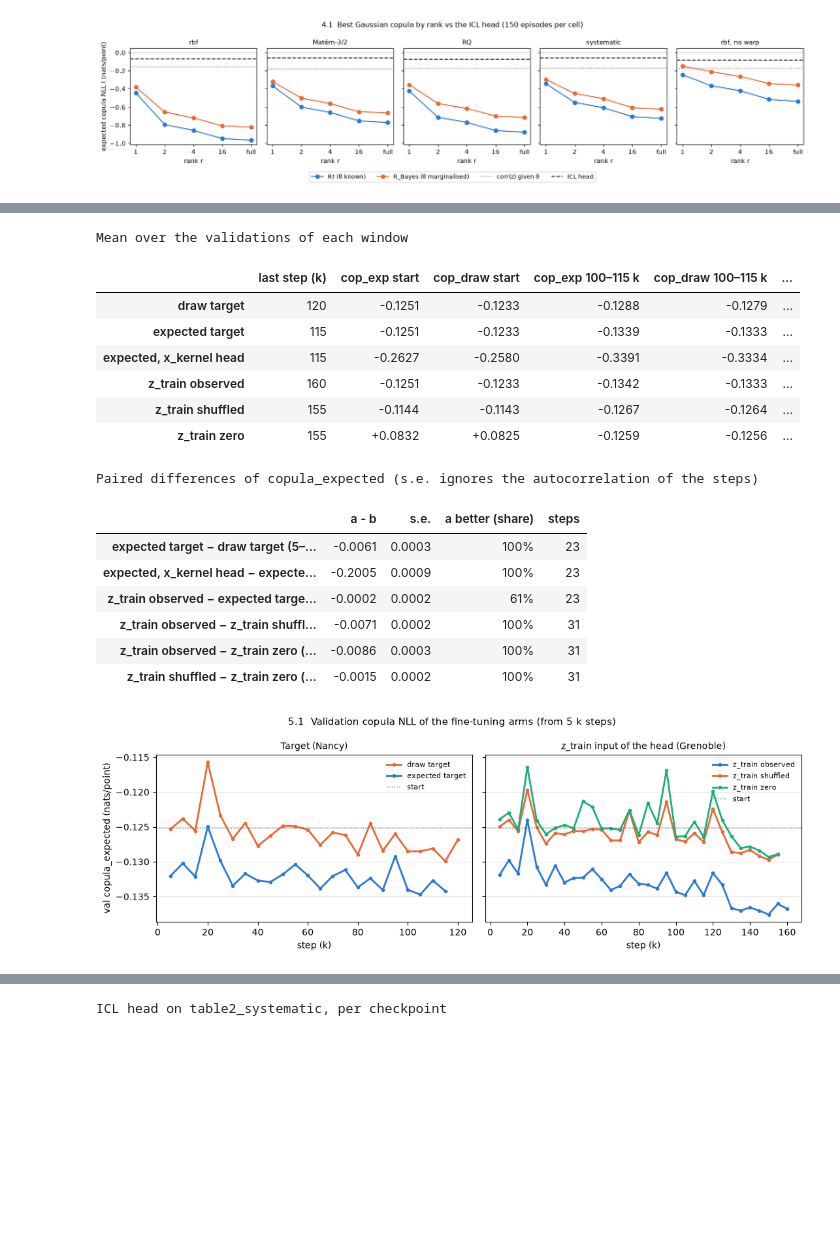
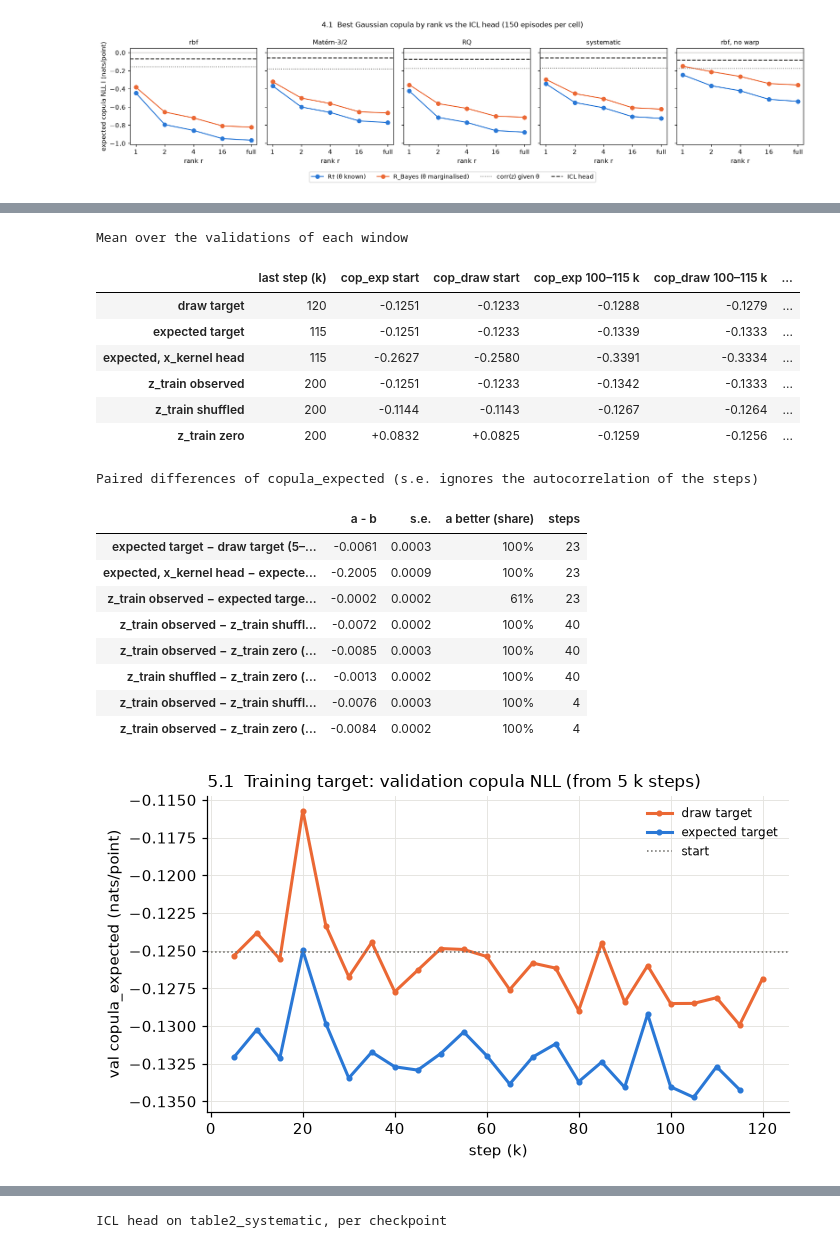
Before and after one commit to Tristan22400/Copula-inter-instance, a Jupyter notebook: notebooks/experiments.ipynb, the cells around one changed output, grey strips where cells are left out. Drawn from its saved outputs; the diff is of its cells as text; code cells hidden in the pictures; blank space fills up the shorter version.

```diff
--- a/notebooks/experiments.ipynb
+++ b/notebooks/experiments.ipynb
@@ -888,6 +888,9 @@ METHODS = {
     "TabICL v2 (ERA5-finetuned) + copula": "nano",
     "Kumo-small (ERA5-finetuned) + copula": "kumo_ft_nano",
     "TabPFN-3.5 Fast (ERA5-finetuned) + copula": "tabpfn_ft_nano",
+    "TabICL v2 (pretrained) + copula": "pre_tabicl_nano",
+    "TabPFN-3.5 Fast (pretrained) + copula": "pre_tabpfn_nano",
+    "Kumo-small (pretrained) + copula": "pre_kumo_nano",
     "TabICL v2 (pretrained), no copula": "tabicl_base",
     "TabPFN-3.5 Fast (pretrained), no copula": "tabpfn35_fast",
     "Kumo-small (pretrained), no copula": "kumo_small",
@@ -980,8 +1007,11 @@ for m, blobs in BLOBS.items():
     if m.endswith(" + copula"):  # the copula run also gives its marginal alone (same test forward)
         SCORES[m] = method_scores(blobs, "total_whole")
         SCORES[m.removesuffix(" + copula") + ", no copula"] = method_scores(blobs, "marginal_nll")
-    else:
-        SCORES[m] = method_scores(blobs, "marginal_nll")
+for m, blobs in BLOBS.items():
+    # A pretrained marginal-only run (tabicl_base, ...) repeats the marginal half of the PRE copula run, up to
+    # GPU non-determinism (<= 8e-3 nats/point). Keep the copula run's own: then Δ(copula - no copula) is the copula NLL.
+    if not m.endswith(" + copula") and n_complete(blobs) >= MIN_DATASETS:
+        SCORES.setdefault(m, method_scores(blobs, "marginal_nll"))
 RANK = compare_methods(SCORES)
 print(f"{len(RANK['datasets'])} datasets ranked; excluded (missing for some method): {RANK['excluded']}")
 if "friedman" in RANK:
@@ -1636,13 +1652,13 @@ AR_RUNS = {
     "draw target": "pstg268l",  # Nancy A40, stopped by the 10 h walltime
     "expected target": "ydbee66n",
     "expected, x_kernel head": "9al4gwop",
-    "z_train observed": "m6w8rfg0",  # Grenoble A5000, 36 h walltime
+    "z_train observed": "m6w8rfg0",  # Grenoble A5000, finished at 200 k
     "z_train shuffled": "y5f82a3g",
     "z_train zero": "0kjg1wyr",
 }
 AR_KEYS = ["val/copula_draw", "val/copula_expected"]
 AR = {k: history(rid, AR_KEYS).dropna().groupby("step").last() for k, rid in AR_RUNS.items()}
-AR_WINDOWS = {"start": (0, 0), "100–115 k": (100_000, 115_000), "140–155 k": (140_000, 155_000)}
+AR_WINDOWS = {"start": (0, 0), "100–115 k": (100_000, 115_000), "185–200 k": (185_000, 200_000)}
 rows = {}
 for name, h in AR.items():
     r: dict[str, float] = {"last step (k)": h.index.max() / 1000}
@@ -1662,62 +1678,55 @@ display(
 
 def paired(a: str, b: str, lo: int, hi: int, key: str = "val/copula_expected") -> dict:
     """a - b at the same validation steps in [lo, hi]: mean, s.e. over steps, share of steps where a is better."""
     d = (AR[a][key] - AR[b][key]).loc[lo:hi].dropna()
     return {"a - b": d.mean(), "s.e.": d.std() / np.sqrt(len(d)), "a better (share)": (d < 0).mean(), "steps": len(d)}
 
 
 AR_PAIRS = [
     ("expected target", "draw target", 5_000, 115_000),
     ("expected, x_kernel head", "expected target", 5_000, 115_000),
     ("z_train observed", "expected target", 5_000, 115_000),  # replication: same recipe, other site
-    ("z_train observed", "z_train shuffled", 5_000, 155_000),
-    ("z_train observed", "z_train zero", 5_000, 155_000),
-    ("z_train shuffled", "z_train zero", 5_000, 155_000),
+    ("z_train observed", "z_train shuffled", 5_000, 200_000),
+    ("z_train observed", "z_train zero", 5_000, 200_000),
+    ("z_train shuffled", "z_train zero", 5_000, 200_000),
+    ("z_train observed", "z_train shuffled", 185_000, 200_000),
+    ("z_train observed", "z_train zero", 185_000, 200_000),
 ]
 display(
     pd.DataFrame({f"{a} − {b} ({lo // 1000}–{hi // 1000} k)": paired(a, b, lo, hi) for a, b, lo, hi in AR_PAIRS})
     .T.style.format({"a - b": "{:+.4f}", "s.e.": "{:.4f}", "a better (share)": "{:.0%}", "steps": "{:.0f}"})
     .set_caption("Paired differences of copula_expected (s.e. ignores the autocorrelation of the steps)")
 )
 
-# Two panels, three series at most each; the x_kernel arm (-0.33) is off this scale and stays in the tables.
-AR_PANELS = {
-    "Target (Nancy)": {"draw target": COLORS["TabPFN"], "expected target": COLORS["TabICL"]},
-    "z_train input of the head (Grenoble)": {
-        "z_train observed": COLORS["TabICL"],
-        "z_train shuffled": COLORS["TabPFN"],
-        "z_train zero": COLORS["Kumo"],
-    },
-}
-fig, axes = plt.subplots(1, 2, figsize=(11, 3.8), sharey=True)
-for ax, (title, series) in zip(axes, AR_PANELS.items()):
-    for name, color in series.items():
-        h = AR[name].loc[5_000:]
-        ax.plot(h.index / 1000, h["val/copula_expected"], "-o", ms=3, lw=2, color=color, label=name)
-    ax.axhline(AR["expected target"].loc[0, "val/copula_expected"], color="#6b6a66", lw=1, ls=":", label="start")
-    ax.grid(axis="y", color="#e4e2dd", lw=0.6)
-    ax.set_xlabel("step (k)")
-    ax.set_title(title, fontsize=10)
-    ax.legend(fontsize=8, frameon=False, loc="upper right")
-axes[0].set_ylabel("val copula_expected (nats/point)")
-fig.suptitle("5.1  Validation copula NLL of the fine-tuning arms (from 5 k steps)", fontsize=11)
+# Target arms (Nancy); the x_kernel arm (-0.33) is off this scale and stays in the tables. z_train arms: next figure.
+fig, ax = plt.subplots(figsize=(6.5, 3.8))
+for name, color in {"draw target": COLORS["TabPFN"], "expected target": COLORS["TabICL"]}.items():
+    h = AR[name].loc[5_000:]
+    ax.plot(h.index / 1000, h["val/copula_expected"], "-o", ms=3, lw=2, color=color, label=name)
+ax.axhline(AR["expected target"].loc[0, "val/copula_expected"], color="#6b6a66", lw=1, ls=":", label="start")
+ax.set_xlabel("step (k)")
+ax.set_ylabel("val copula_expected (nats/point)")
+ax.legend(fontsize=8, loc="upper right")
+ax.set_title("5.1  Training target: validation copula NLL (from 5 k steps)", fontsize=11, loc="left")
 fig.tight_layout()
 # %% [output]
 Mean over the validations of each window
 |  | last step (k) | cop_exp start | cop_draw start | cop_exp 100–115 k | cop_draw 100–115 k | ... |
 | draw target | 120 | -0.1251 | -0.1233 | -0.1288 | -0.1279 | ... |
 | expected target | 115 | -0.1251 | -0.1233 | -0.1339 | -0.1333 | ... |
 | expected, x_kernel head | 115 | -0.2627 | -0.2580 | -0.3391 | -0.3334 | ... |
-| z_train observed | 160 | -0.1251 | -0.1233 | -0.1342 | -0.1333 | ... |
-| z_train shuffled | 155 | -0.1144 | -0.1143 | -0.1267 | -0.1264 | ... |
-| z_train zero | 155 | +0.0832 | +0.0825 | -0.1259 | -0.1256 | ... |
+| z_train observed | 200 | -0.1251 | -0.1233 | -0.1342 | -0.1333 | ... |
+| z_train shuffled | 200 | -0.1144 | -0.1143 | -0.1267 | -0.1264 | ... |
+| z_train zero | 200 | +0.0832 | +0.0825 | -0.1259 | -0.1256 | ... |
 Paired differences of copula_expected (s.e. ignores the autocorrelation of the steps)
 |  | a - b | s.e. | a better (share) | steps |
 | expected target − draw target (5–... | -0.0061 | 0.0003 | 100% | 23 |
 | expected, x_kernel head − expecte... | -0.2005 | 0.0009 | 100% | 23 |
 | z_train observed − expected targe... | -0.0002 | 0.0002 | 61% | 23 |
-| z_train observed − z_train shuffl... | -0.0071 | 0.0002 | 100% | 31 |
-| z_train observed − z_train zero (... | -0.0086 | 0.0003 | 100% | 31 |
-| z_train shuffled − z_train zero (... | -0.0015 | 0.0002 | 100% | 31 |
+| z_train observed − z_train shuffl... | -0.0072 | 0.0002 | 100% | 40 |
+| z_train observed − z_train zero (... | -0.0085 | 0.0003 | 100% | 40 |
+| z_train shuffled − z_train zero (... | -0.0013 | 0.0002 | 100% | 40 |
+| z_train observed − z_train shuffl... | -0.0076 | 0.0003 | 100% | 4 |
+| z_train observed − z_train zero (... | -0.0084 | 0.0002 | 100% | 4 |
-[figure, old version]
+[figure, new version]
 # %% [markdown]
```
Also changed, not shown: parts of 17 cells of this notebook.
